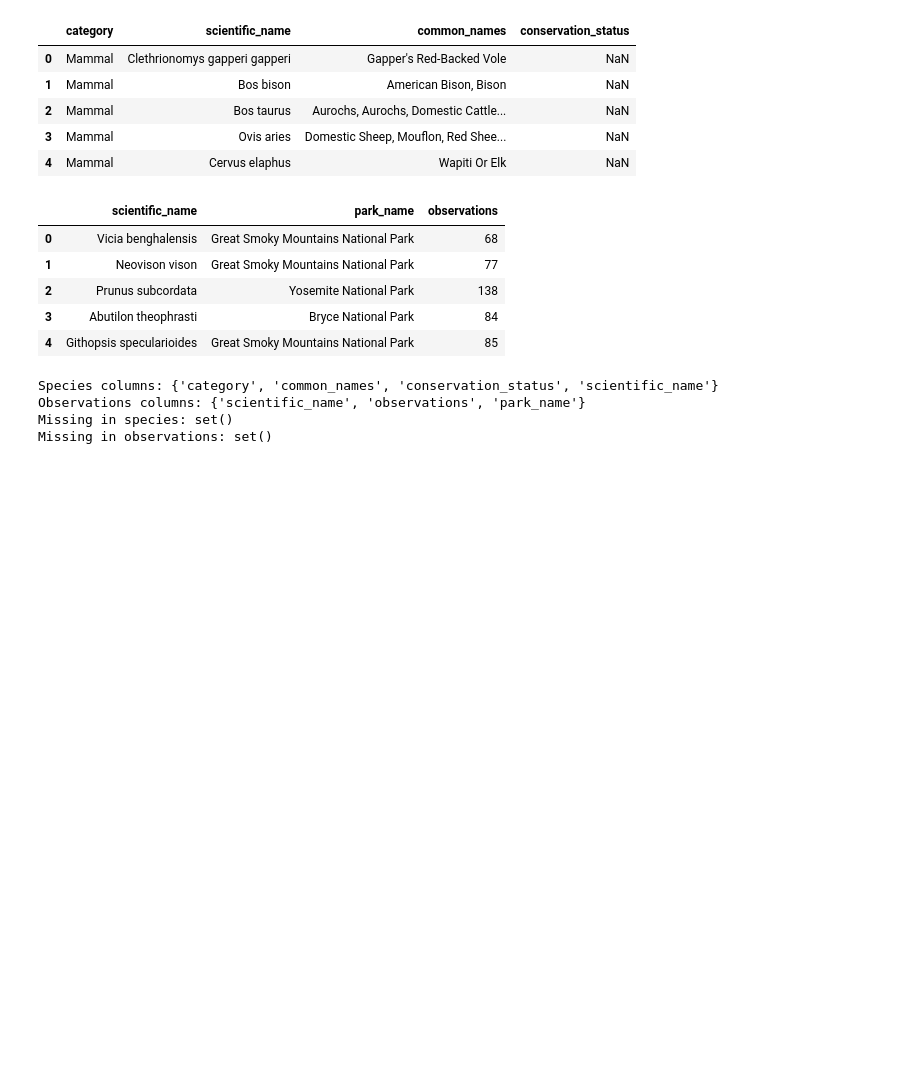
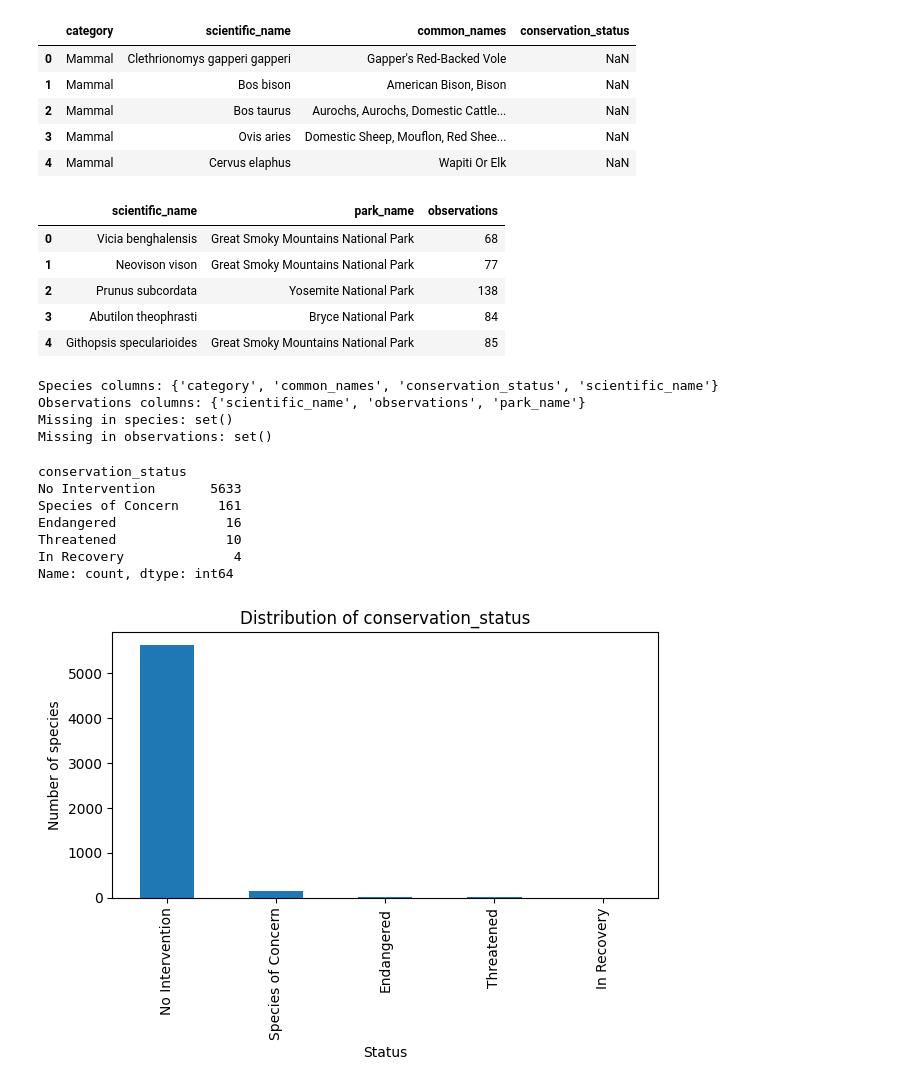
Before and after one commit to ad0wski/biodiversity-starter, a Jupyter notebook: biodiversity.ipynb, the cells around one changed output. Drawn from its saved outputs; the diff is of its cells as text; code cells hidden in the pictures; blank space fills up the shorter version.

```diff
--- a/biodiversity.ipynb
+++ b/biodiversity.ipynb
@@ -267,3 +267,31 @@ Species columns: {'category', 'common_names', 'conservation_status', 'scientific
 Observations columns: {'scientific_name', 'observations', 'park_name'}
 Missing in species: set()
 Missing in observations: set()
+# %%
+import pandas as pd
+
+species = pd.read_csv("species_info.csv")
+observations = pd.read_csv("observations.csv")
+
+species["conservation_status"] = species["conservation_status"].fillna("No Intervention")
+species["is_protected"] = species["conservation_status"] != "No Intervention"
+# %%
+status_counts = species["conservation_status"].value_counts()
+display(status_counts)
+
+import matplotlib.pyplot as plt
+status_counts.sort_values(ascending=False).plot(kind="bar")
+plt.title("Distribution of conservation_status")
+plt.xlabel("Status")
+plt.ylabel("Number of species")
+plt.tight_layout()
+plt.show()
+# %% [output]
+conservation_status
+No Intervention       5633
+Species of Concern     161
+Endangered              16
+Threatened              10
+In Recovery              4
+Name: count, dtype: int64
+[figure, added]
```
Also changed, not shown: parts of 8 cells of this notebook.
